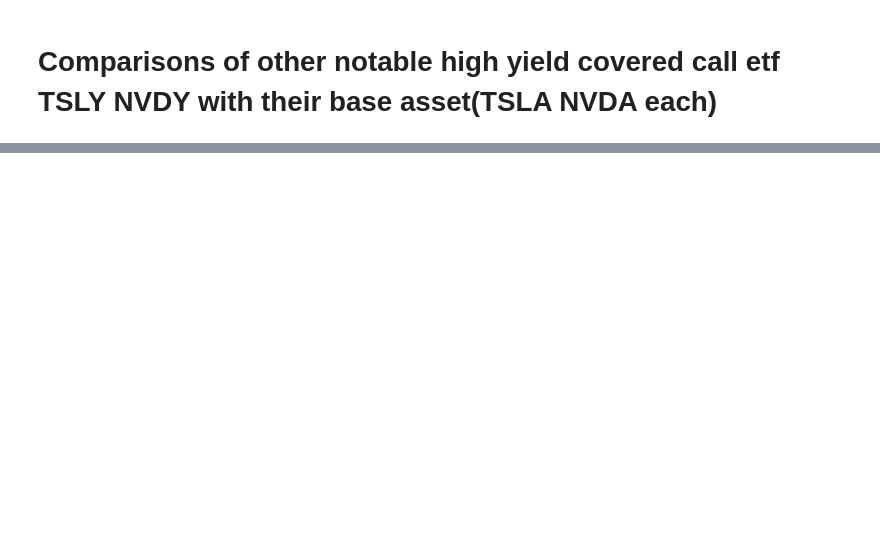
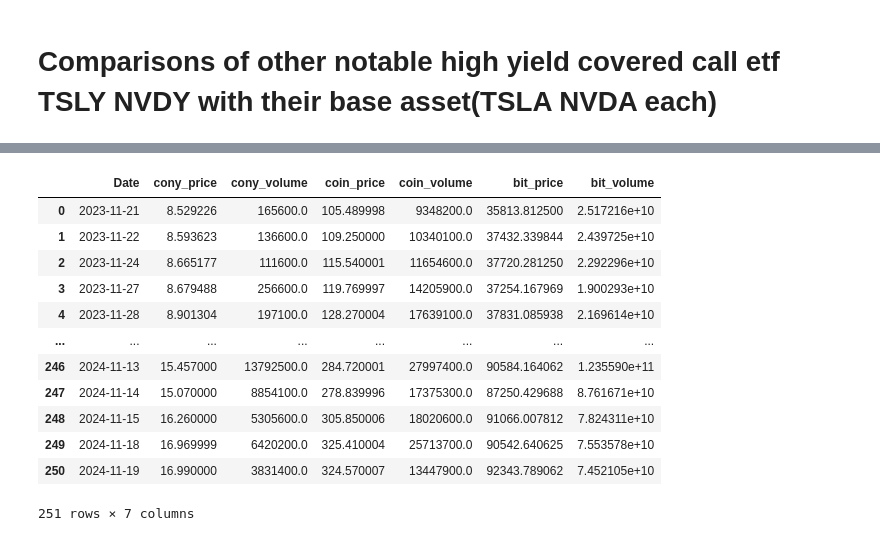
Before and after one commit to caxios/MLDS, a Jupyter notebook: About_CONY.ipynb, the cells around one changed output, grey strips where cells are left out. Saved outputs shown, nothing was run; the diff lists cells and outputs as text; code cells hidden in the pictures; blank space fills up the shorter version.

```diff
--- a/About_CONY.ipynb
+++ b/About_CONY.ipynb
@@ -220,0 +257,18 @@ df_nv_corr_mat
+# %%
+# 'df' is price data for cony, coinbase, bitcoin
+cony_coin_df = df[['Date','cony_price','cony_volume','coin_price','coin_volume','bit_price','bit_volume']]
+cony_coin_df
+# %% [output]
+|  | Date | cony_price | cony_volume | coin_price | coin_volume | bit_price | bit_volume |
+| 0 | 2023-11-21 | 8.529226 | 165600.0 | 105.489998 | 9348200.0 | 35813.812500 | 2.517216e+10 |
+| 1 | 2023-11-22 | 8.593623 | 136600.0 | 109.250000 | 10340100.0 | 37432.339844 | 2.439725e+10 |
+| 2 | 2023-11-24 | 8.665177 | 111600.0 | 115.540001 | 11654600.0 | 37720.281250 | 2.292296e+10 |
+| 3 | 2023-11-27 | 8.679488 | 256600.0 | 119.769997 | 14205900.0 | 37254.167969 | 1.900293e+10 |
+| 4 | 2023-11-28 | 8.901304 | 197100.0 | 128.270004 | 17639100.0 | 37831.085938 | 2.169614e+10 |
+| ... | ... | ... | ... | ... | ... | ... | ... |
+| 246 | 2024-11-13 | 15.457000 | 13792500.0 | 284.720001 | 27997400.0 | 90584.164062 | 1.235590e+11 |
+| 247 | 2024-11-14 | 15.070000 | 8854100.0 | 278.839996 | 17375300.0 | 87250.429688 | 8.761671e+10 |
+| 248 | 2024-11-15 | 16.260000 | 5305600.0 | 305.850006 | 18020600.0 | 91066.007812 | 7.824311e+10 |
+| 249 | 2024-11-18 | 16.969999 | 6420200.0 | 325.410004 | 25713700.0 | 90542.640625 | 7.553578e+10 |
+| 250 | 2024-11-19 | 16.990000 | 3831400.0 | 324.570007 | 13447900.0 | 92343.789062 | 7.452105e+10 |
+251 rows × 7 columns
```
Also changed, not shown: parts of 24 cells of this notebook.
